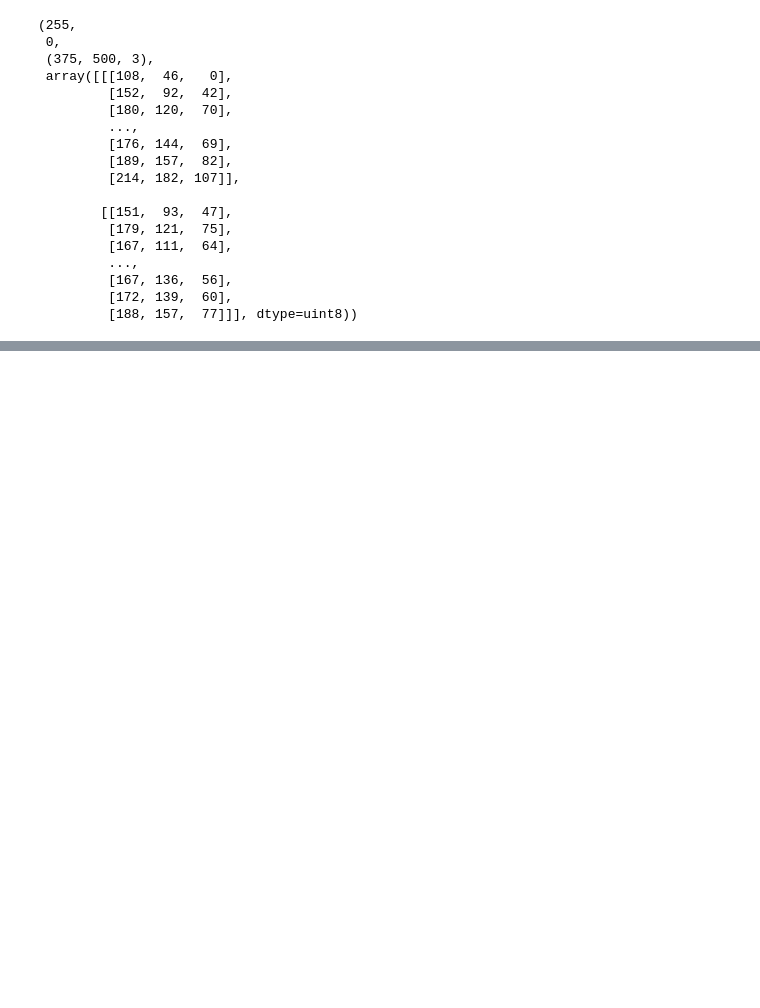
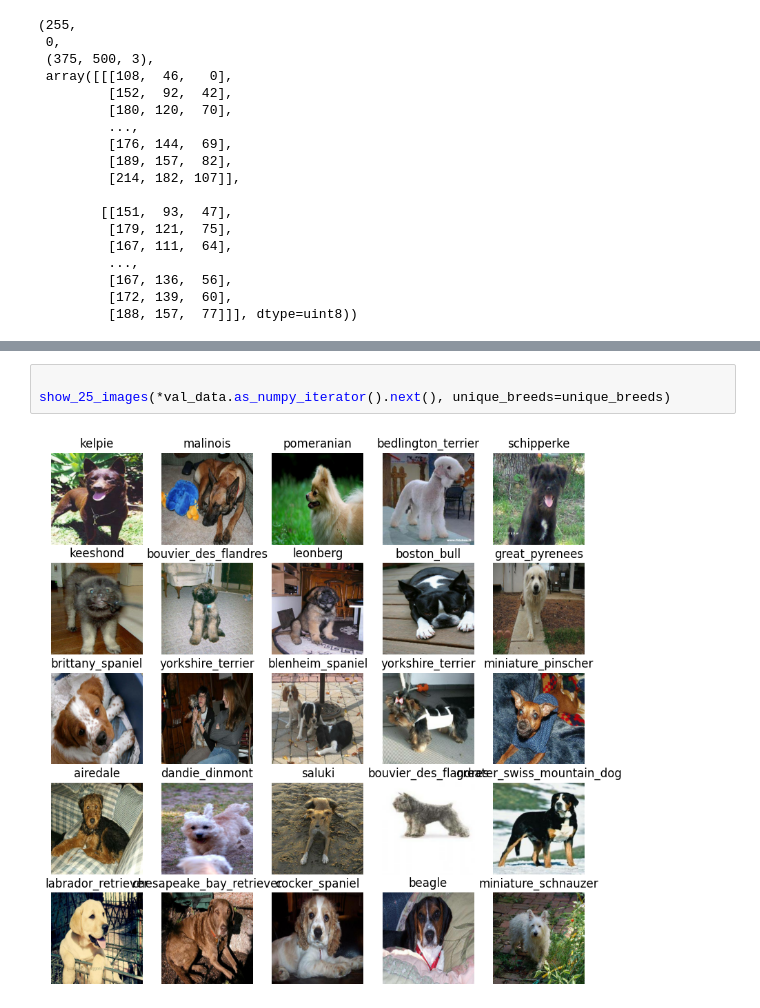
Before and after one commit to LukeOpany/dog_vision-, a Jupyter notebook: dog_vision.ipynb, the cells around one changed output, grey strips where cells are left out. Cells and saved outputs as stored; diff of their text form; blank space fills up the shorter version.

```diff
--- a/dog_vision.ipynb
+++ b/dog_vision.ipynb
@@ -324,0 +402,5 @@ def get_image_label(image_path, label):
+# %%
+
+show_25_images(*val_data.as_numpy_iterator().next(), unique_breeds=unique_breeds)
+# %% [output]
+[figure, added]
```
Also changed, not shown: parts of 8 cells of this notebook.
